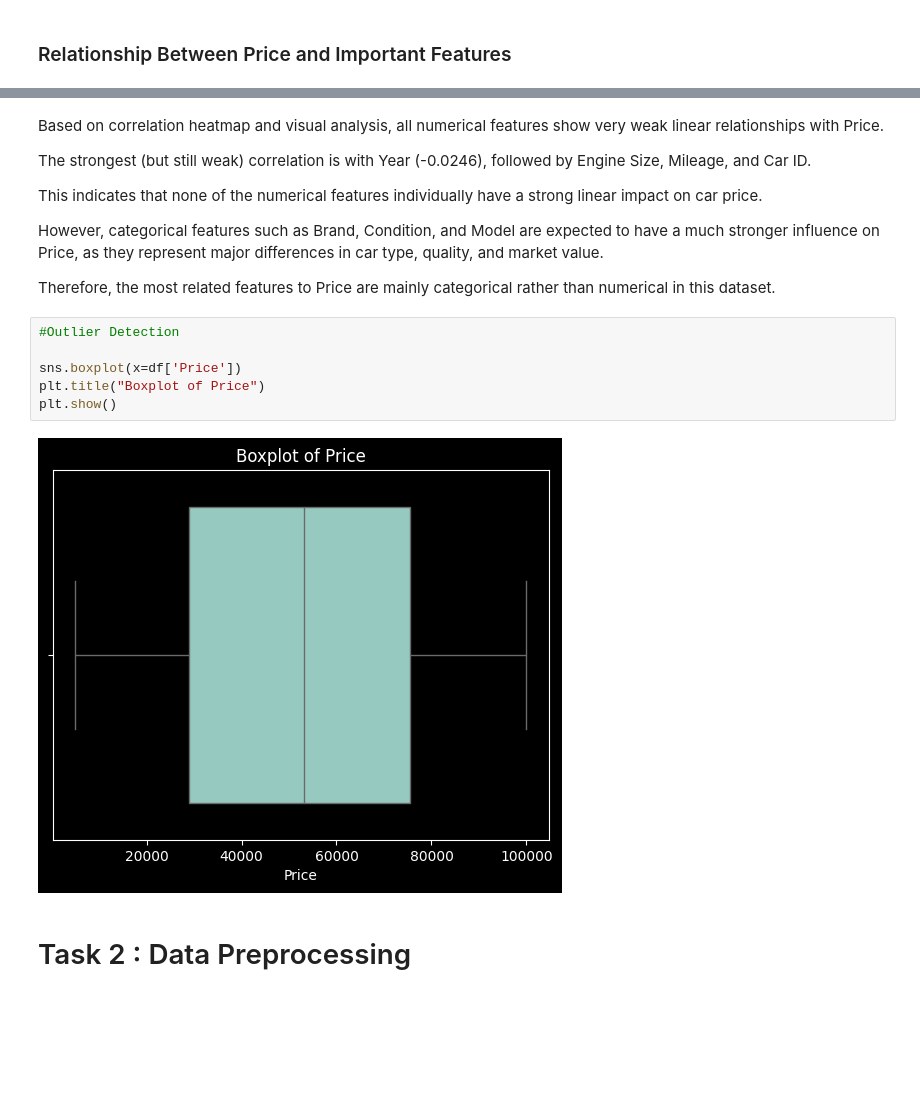
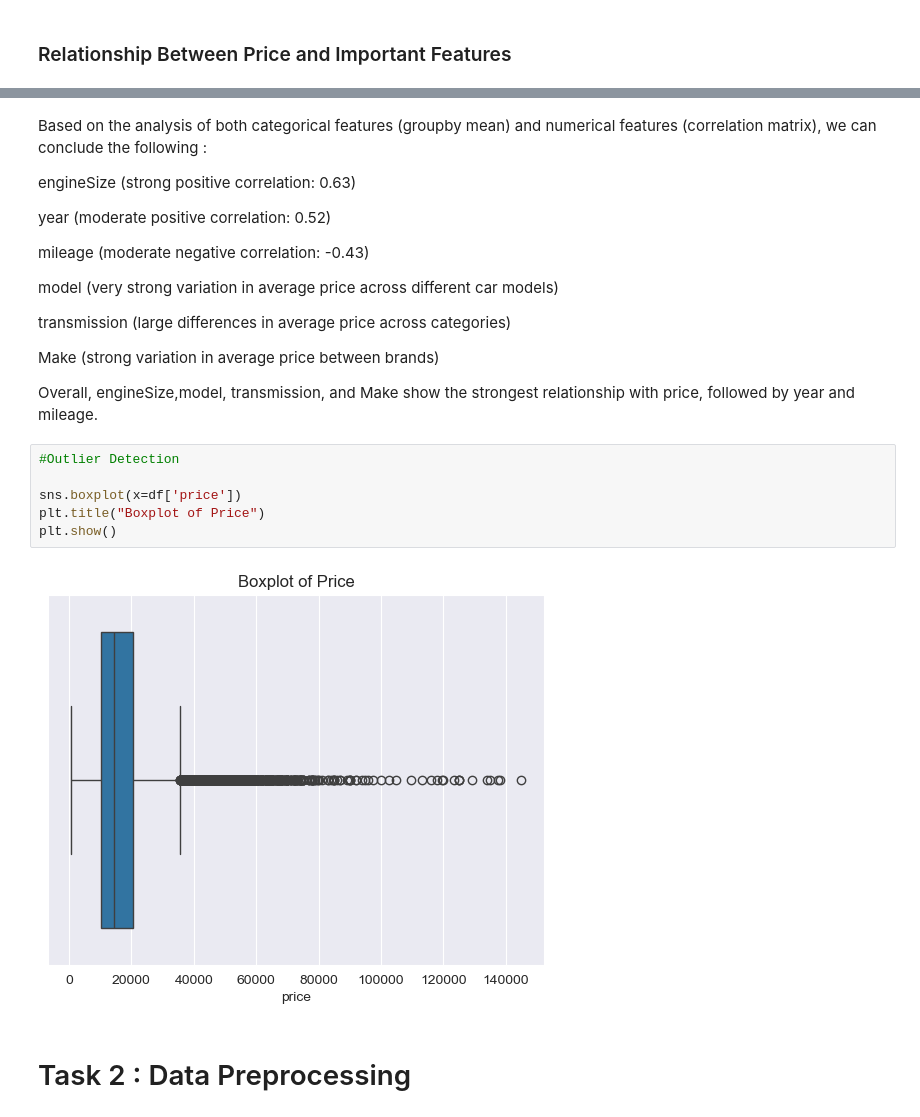
Before and after one commit to Farahhamza56/Assignment1_ML, a Jupyter notebook: Notebook/Car_Price_Project.ipynb, the cells around one changed output, grey strips where cells are left out. Cells and saved outputs as stored; diff of their text form; blank space fills up the shorter version.

```diff
--- a/Notebook/Car_Price_Project.ipynb
+++ b/Notebook/Car_Price_Project.ipynb
@@ -125,21 +156,28 @@ plt.show()
 # %% [markdown]
-Based on correlation heatmap and visual analysis, all numerical features show very weak linear relationships with Price.
+Based on the analysis of both categorical features (groupby mean) and numerical features (correlation matrix), we can conclude the following :
 
-The strongest (but still weak) correlation is with Year (-0.0246), followed by Engine Size, Mileage, and Car ID.
+engineSize (strong positive correlation: 0.63)
 
-This indicates that none of the numerical features individually have a strong linear impact on car price.
+year (moderate positive correlation: 0.52)
 
-However, categorical features such as Brand, Condition, and Model are expected to have a much stronger influence on Price, as they represent major differences in car type, quality, and market value.
+mileage (moderate negative correlation: -0.43)
 
-Therefore, the most related features to Price are mainly categorical rather than numerical in this dataset.
+model (very strong variation in average price across different car models)
+
+transmission (large differences in average price across categories)
+
+Make (strong variation in average price between brands)
+
+
+ Overall, engineSize,model, transmission, and Make show the strongest relationship with price, followed by year and mileage.
 # %%
 #Outlier Detection
 
-sns.boxplot(x=df['Price'])
+sns.boxplot(x=df['price'])
 plt.title("Boxplot of Price")
 plt.show()
 # %% [output]
-[figure, old version]
+[figure, new version]
 # %% [markdown]
 # Task 2 : Data Preprocessing
 # %% [markdown]
```
Also changed, not shown: parts of 14 cells of this notebook, 1 other file.
